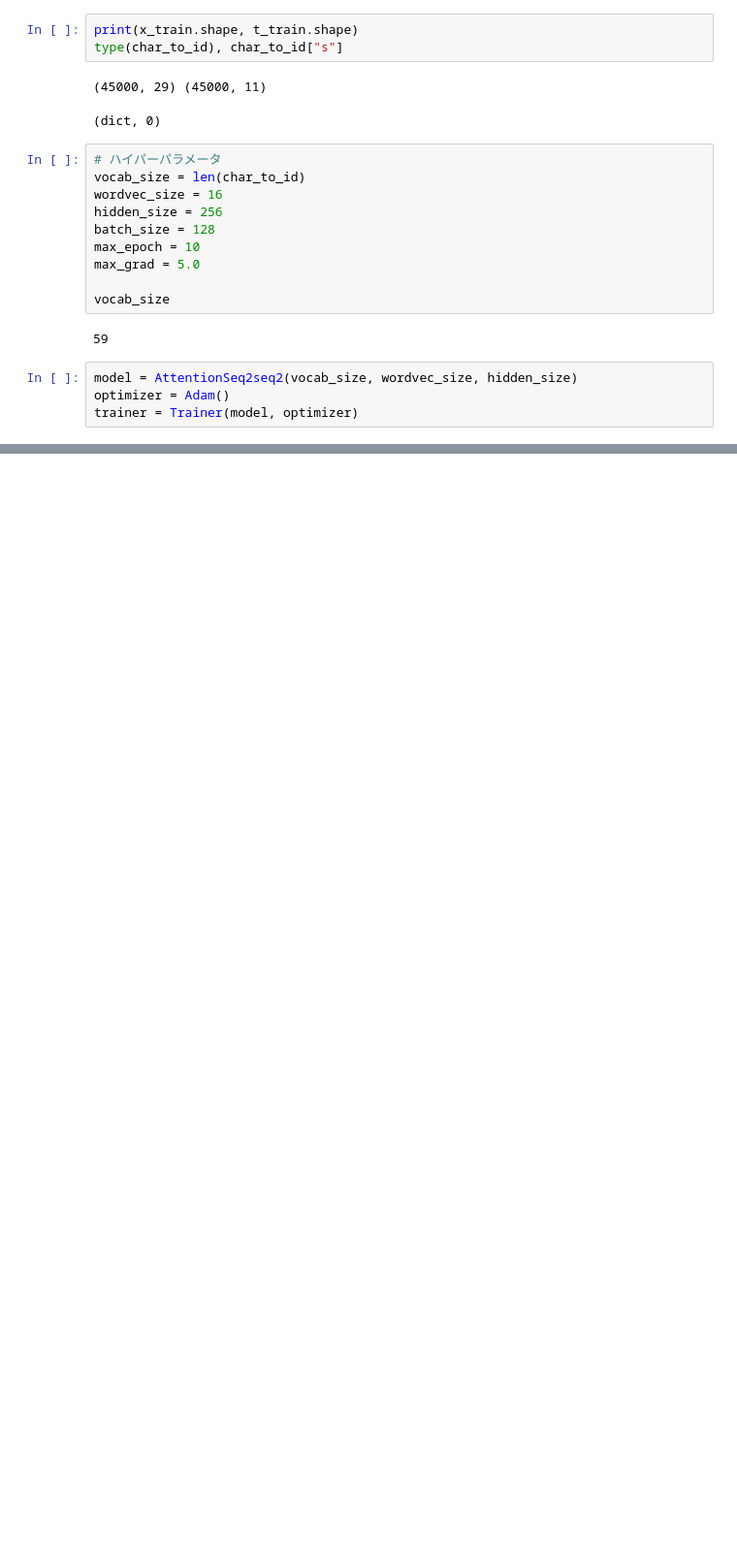
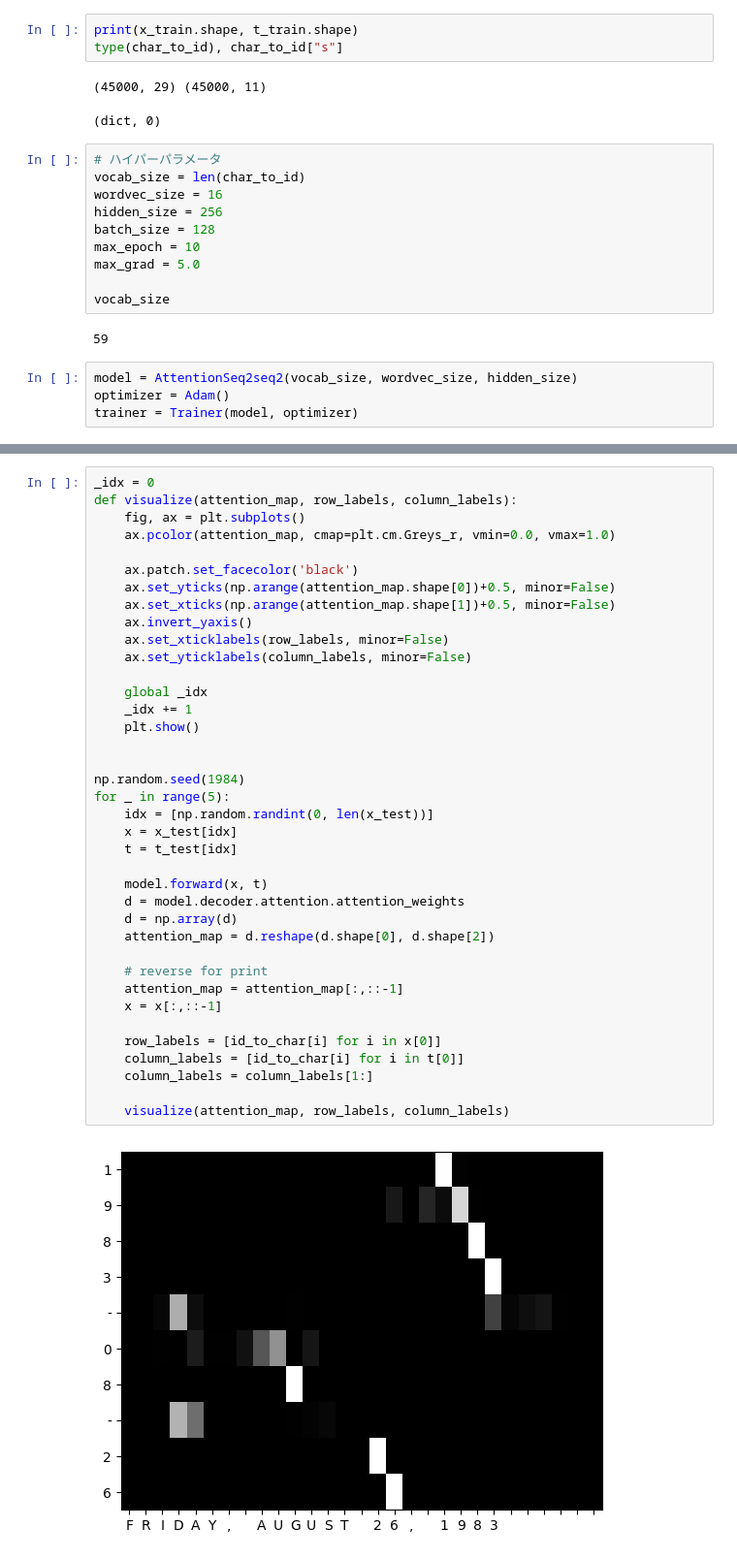
Before and after one commit to hijiki-my-dev/zeroDL, a Jupyter notebook: zeroDL2/train.ipynb, the cells around one changed output, grey strips where cells are left out. Shown: that part at 97% size. Saved outputs shown, nothing was run; the diff lists cells and outputs as text; blank space fills up the shorter version.

```diff
--- a/zeroDL2/train.ipynb
+++ b/zeroDL2/train.ipynb
@@ -77,0 +86,40 @@ KeyboardInterrupt:
+# %%
+_idx = 0
+def visualize(attention_map, row_labels, column_labels):
+    fig, ax = plt.subplots()
+    ax.pcolor(attention_map, cmap=plt.cm.Greys_r, vmin=0.0, vmax=1.0)
+
+    ax.patch.set_facecolor('black')
+    ax.set_yticks(np.arange(attention_map.shape[0])+0.5, minor=False)
+    ax.set_xticks(np.arange(attention_map.shape[1])+0.5, minor=False)
+    ax.invert_yaxis()
+    ax.set_xticklabels(row_labels, minor=False)
+    ax.set_yticklabels(column_labels, minor=False)
+
+    global _idx
+    _idx += 1
+    plt.show()
+
+
+np.random.seed(1984)
+for _ in range(5):
+    idx = [np.random.randint(0, len(x_test))]
+    x = x_test[idx]
+    t = t_test[idx]
+
+    model.forward(x, t)
+    d = model.decoder.attention.attention_weights
+    d = np.array(d)
+    attention_map = d.reshape(d.shape[0], d.shape[2])
+
+    # reverse for print
+    attention_map = attention_map[:,::-1]
+    x = x[:,::-1]
+
+    row_labels = [id_to_char[i] for i in x[0]]
+    column_labels = [id_to_char[i] for i in t[0]]
+    column_labels = column_labels[1:]
+
+    visualize(attention_map, row_labels, column_labels)
+# %% [output]
+[figure, added]
```
Also changed, not shown: parts of 6 cells of this notebook, 5 other files.
